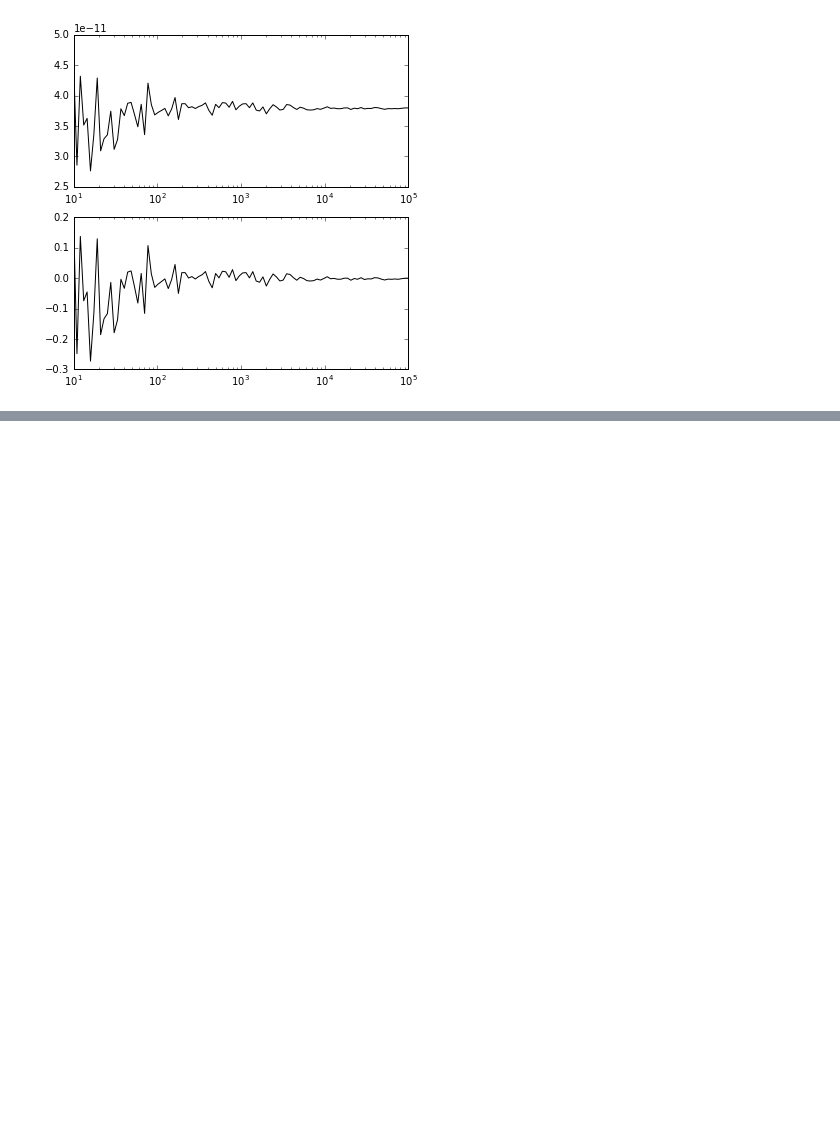
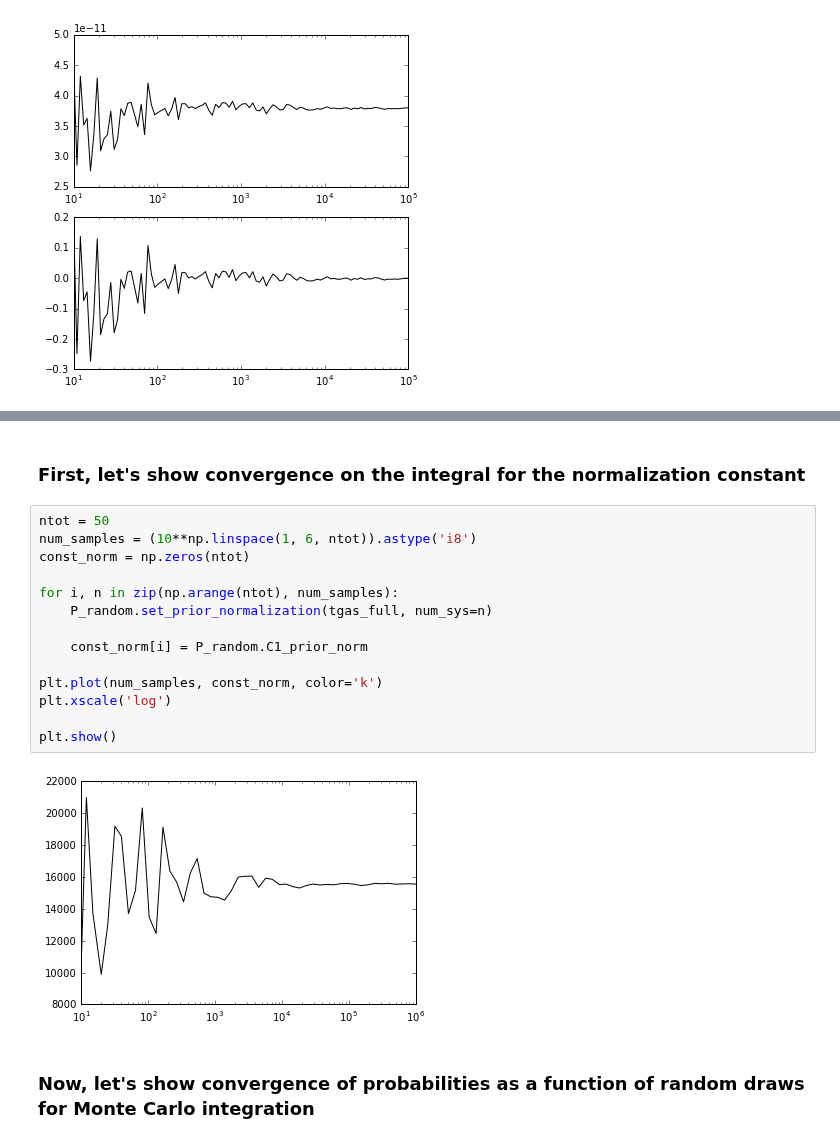
Before and after one commit to astroJeff/gaia_binaries, a Jupyter notebook: notebooks/Convergence Testing.ipynb, the cells around one changed output, grey strips where cells are left out. Saved outputs shown, nothing was run; the diff lists cells and outputs as text; blank space fills up the shorter version.

Commit message:
Updated convergence testing notebook

```diff
--- a/notebooks/Convergence Testing.ipynb
+++ b/notebooks/Convergence Testing.ipynb
@@ -143,0 +199,20 @@ plt.show()
+# %% [markdown]
+### First, let's show convergence on the integral for the normalization constant
+# %%
+ntot = 50
+num_samples = (10**np.linspace(1, 6, ntot)).astype('i8')
+const_norm = np.zeros(ntot)
+
+for i, n in zip(np.arange(ntot), num_samples):
+    P_random.set_prior_normalization(tgas_full, num_sys=n)
+
+    const_norm[i] = P_random.C1_prior_norm
+
+plt.plot(num_samples, const_norm, color='k')
+plt.xscale('log')
+
+plt.show()
+# %% [output]
+[figure, added]
+# %% [markdown]
+### Now, let's show convergence of probabilities as a function of random draws for Monte Carlo integration
```
Also changed, not shown: parts of 4 cells of this notebook, 2 other files.
